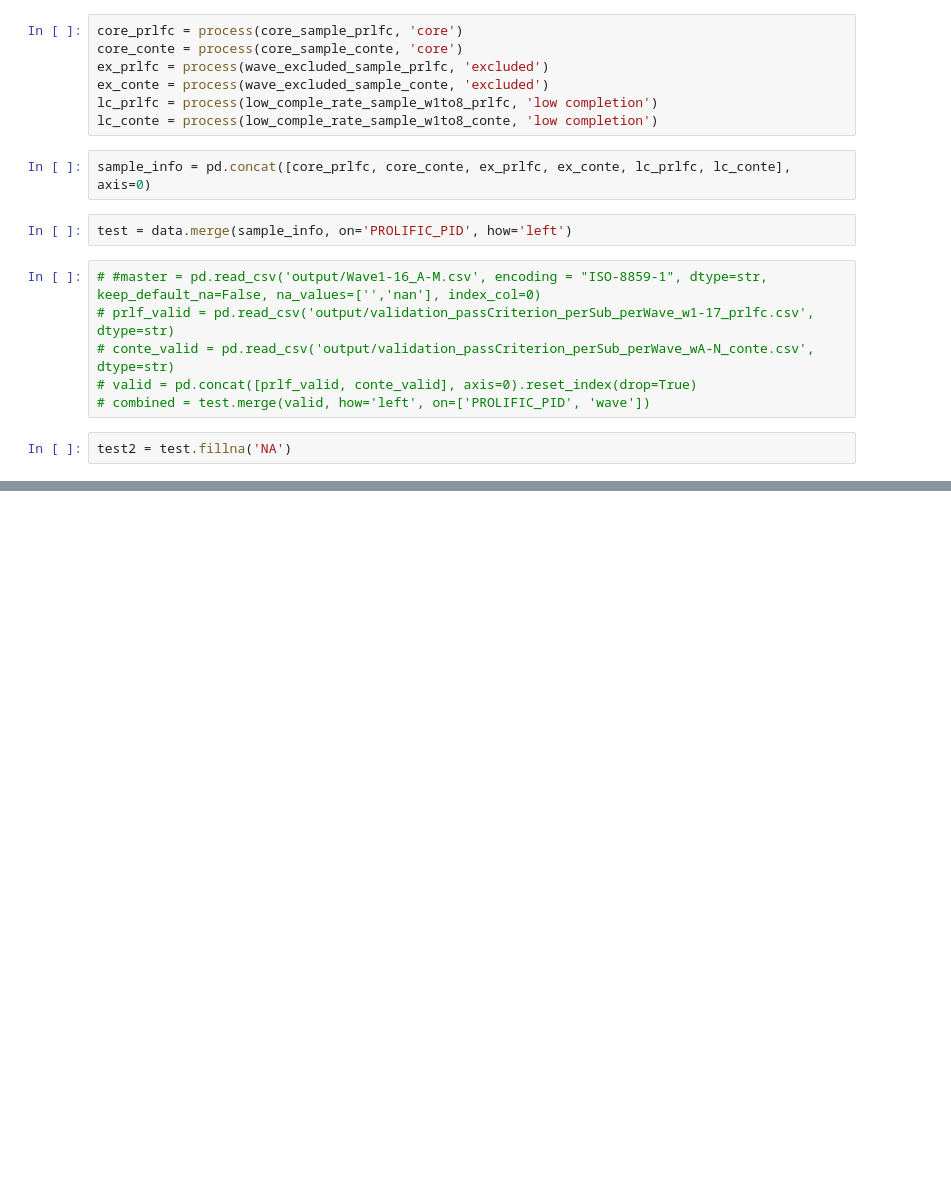
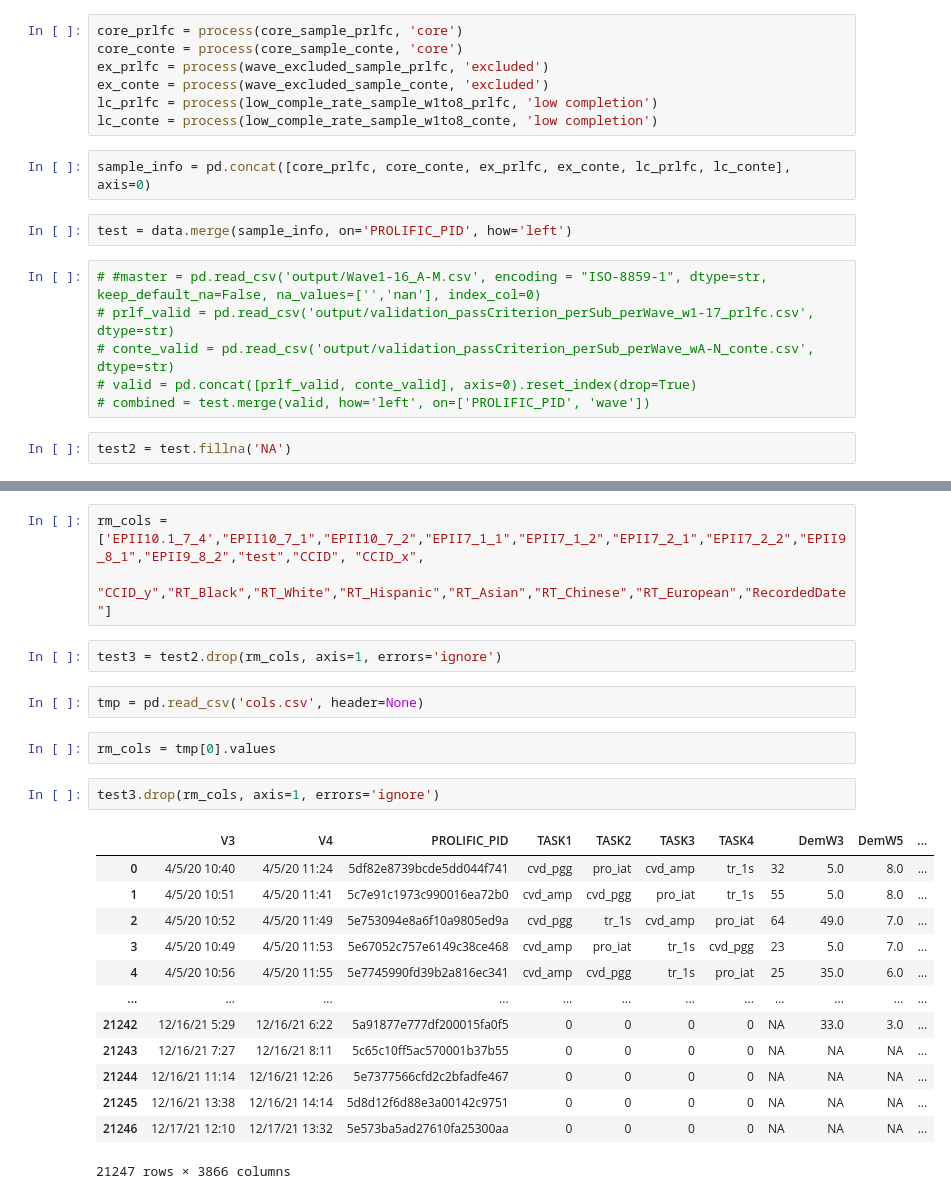
Before and after one commit to adolphslab/CovidDynamic_dataRelease, a Jupyter notebook: data_extraction/last_step_processing.ipynb, the cells around one changed output, grey strips where cells are left out. Drawn from its saved outputs; the diff is of its cells as text; blank space fills up the shorter version.

```diff
--- a/data_extraction/last_step_processing.ipynb
+++ b/data_extraction/last_step_processing.ipynb
@@ -122,0 +101,25 @@ test2.loc[test2['wave']=='17', ["Vac1", "Vac2", "Vac3_2", "Vac3_3", "Vac3_4", "V
+# %%
+rm_cols = ['EPII10.1_7_4',"EPII10_7_1","EPII10_7_2","EPII7_1_1","EPII7_1_2","EPII7_2_1","EPII7_2_2","EPII9_8_1","EPII9_8_2","test","CCID", "CCID_x",
+           "CCID_y","RT_Black","RT_White","RT_Hispanic","RT_Asian","RT_Chinese","RT_European","RecordedDate"]
+# %%
+test3 = test2.drop(rm_cols, axis=1, errors='ignore')
+# %%
+tmp = pd.read_csv('cols.csv', header=None)
+# %%
+rm_cols = tmp[0].values
+# %%
+test3.drop(rm_cols, axis=1, errors='ignore')
+# %% [output]
+|  | V3 | V4 | PROLIFIC_PID | TASK1 | TASK2 | TASK3 | TASK4 |  | DemW3 | DemW5 | ... |
+| 0 | 4/5/20 10:40 | 4/5/20 11:24 | 5df82e8739bcde5dd044f741 | cvd_pgg | pro_iat | cvd_amp | tr_1s | 32 | 5.0 | 8.0 | ... |
+| 1 | 4/5/20 10:51 | 4/5/20 11:41 | 5c7e91c1973c990016ea72b0 | cvd_amp | cvd_pgg | pro_iat | tr_1s | 55 | 5.0 | 8.0 | ... |
+| 2 | 4/5/20 10:52 | 4/5/20 11:49 | 5e753094e8a6f10a9805ed9a | cvd_pgg | tr_1s | cvd_amp | pro_iat | 64 | 49.0 | 7.0 | ... |
+| 3 | 4/5/20 10:49 | 4/5/20 11:53 | 5e67052c757e6149c38ce468 | cvd_amp | pro_iat | tr_1s | cvd_pgg | 23 | 5.0 | 7.0 | ... |
+| 4 | 4/5/20 10:56 | 4/5/20 11:55 | 5e7745990fd39b2a816ec341 | cvd_amp | cvd_pgg | tr_1s | pro_iat | 25 | 35.0 | 6.0 | ... |
+| ... | ... | ... | ... | ... | ... | ... | ... | ... | ... | ... | ... |
+| 21242 | 12/16/21 5:29 | 12/16/21 6:22 | 5a91877e777df200015fa0f5 | 0 | 0 | 0 | 0 | NA | 33.0 | 3.0 | ... |
+| 21243 | 12/16/21 7:27 | 12/16/21 8:11 | 5c65c10ff5ac570001b37b55 | 0 | 0 | 0 | 0 | NA | NA | NA | ... |
+| 21244 | 12/16/21 11:14 | 12/16/21 12:26 | 5e7377566cfd2c2bfadfe467 | 0 | 0 | 0 | 0 | NA | NA | NA | ... |
+| 21245 | 12/16/21 13:38 | 12/16/21 14:14 | 5d8d12f6d88e3a00142c9751 | 0 | 0 | 0 | 0 | NA | NA | NA | ... |
+| 21246 | 12/17/21 12:10 | 12/17/21 13:32 | 5e573ba5ad27610fa25300aa | 0 | 0 | 0 | 0 | NA | NA | NA | ... |
+21247 rows × 3866 columns
```
Also changed, not shown: parts of 18 cells of this notebook, 2 other files.
